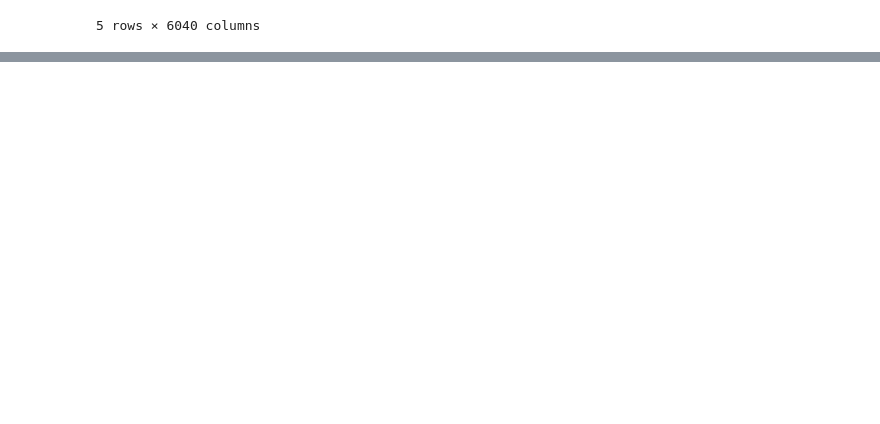
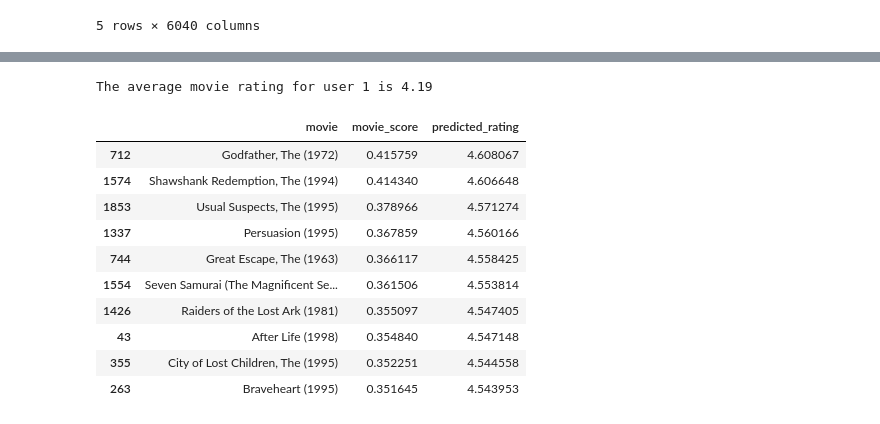
Before and after one commit to pkmariya/Scaler01, a Jupyter notebook: ZeeRecommender_CaseStudy_Mariya_DSML.ipynb, the cells around one changed output, grey strips where cells are left out. Drawn from its saved outputs; the diff is of its cells as text; code cells hidden in the pictures; blank space fills up the shorter version.

```diff
--- a/ZeeRecommender_CaseStudy_Mariya_DSML.ipynb
+++ b/ZeeRecommender_CaseStudy_Mariya_DSML.ipynb
@@ -515,0 +647,31 @@ user_similarity.head()
+# %%
+# A dictionary to store item scores
+item_score = {}
+# Loop through items
+for i in similar_user_movies.columns:
+  # Get the ratings for movie i
+  movie_rating = similar_user_movies[i]
+  # Create a variable to store the score
+  total = 0
+  # Create a variable to store the number of scores
+  count = 0
+  # Loop through similar users
+  for u in similar_users.index:
+    # If the movie has rating
+    if pd.isna(movie_rating[u]) == False:
+      # Score is the sum of user similarity score multiply by the movie rating
+      score = similar_users[u] * movie_rating[u]
+      # Add the score to the total score for the movie so far
+      total += score
+      # Add 1 to the count
+      count +=1
+  # Get the average score for the item
+  item_score[i] = total / count
+# Convert dictionary to pandas dataframe
+item_score = pd.DataFrame(item_score.items(), columns=['movie', 'movie_score'])
+
+# Sort the movies by score
+ranked_item_score = item_score.sort_values(by='movie_score', ascending=False)
+# Select top m movies
+m = 10
+ranked_item_score.head(m)
@@ -515,0 +690,24 @@ user_similarity.head()
+# %%
+# Average rating for the picked user
+avg_rating = matrix[matrix.index == picked_userid].T.mean()[picked_userid]
+# Print the average movie rating for user 1
+print(f'The average movie rating for user {picked_userid} is {avg_rating:.2f}')
+# %% [output]
+The average movie rating for user 1 is 4.19
+# %%
+# Calcuate the predicted rating
+ranked_item_score['predicted_rating'] = ranked_item_score['movie_score'] + avg_rating
+# Take a look at the data
+ranked_item_score.head(m)
+# %% [output]
+|  | movie | movie_score | predicted_rating |
+| 712 | Godfather, The (1972) | 0.415759 | 4.608067 |
+| 1574 | Shawshank Redemption, The (1994) | 0.414340 | 4.606648 |
+| 1853 | Usual Suspects, The (1995) | 0.378966 | 4.571274 |
+| 1337 | Persuasion (1995) | 0.367859 | 4.560166 |
+| 744 | Great Escape, The (1963) | 0.366117 | 4.558425 |
+| 1554 | Seven Samurai (The Magnificent Se... | 0.361506 | 4.553814 |
+| 1426 | Raiders of the Lost Ark (1981) | 0.355097 | 4.547405 |
+| 43 | After Life (1998) | 0.354840 | 4.547148 |
+| 355 | City of Lost Children, The (1995) | 0.352251 | 4.544558 |
+| 263 | Braveheart (1995) | 0.351645 | 4.543953 |
```
Also changed, not shown: parts of 11 cells of this notebook.
